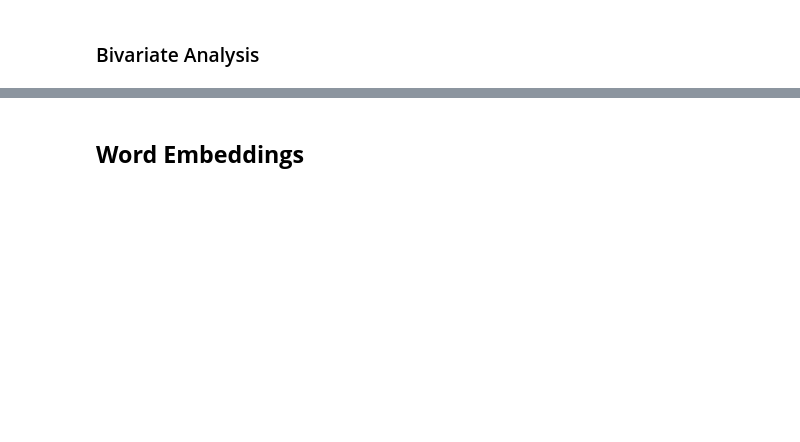
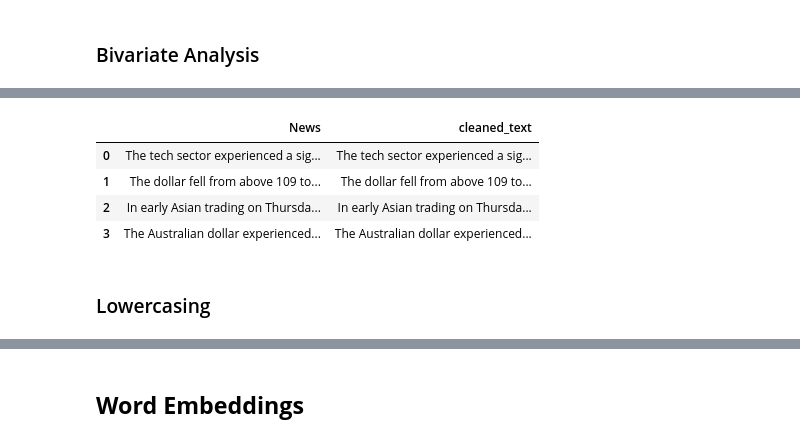
Before and after one commit to siddharth-rathore/NLP, a Jupyter notebook: NLP_Project_Full_Code-1.ipynb, the cells around one changed output, grey strips where cells are left out. Cells and saved outputs as stored; diff of their text form; code cells hidden in the pictures; blank space fills up the shorter version.

```diff
--- a/NLP_Project_Full_Code-1.ipynb
+++ b/NLP_Project_Full_Code-1.ipynb
@@ -115,0 +262,24 @@ df.describe()
+# %%
+# defining a function to remove special characters
+def remove_special_characters(text):
+    # Defining the regex pattern to match non-alphanumeric characters
+    pattern = '[^A-Za-z0-9]+'
+
+    # Finding the specified pattern and replacing non-alphanumeric characters with a blank string
+    new_text = ''.join(re.sub(pattern, ' ', text))
+
+    return new_text
+# %%
+# Applying the function to remove special characters
+df['cleaned_text'] = df['News'].apply(remove_special_characters)
+# %%
+# checking a couple of instances of cleaned data
+df.loc[0:3, ['News','cleaned_text']]
+# %% [output]
+|  | News | cleaned_text |
+| 0 | The tech sector experienced a sig... | The tech sector experienced a sig... |
+| 1 | The dollar fell from above 109 to... | The dollar fell from above 109 to... |
+| 2 | In early Asian trading on Thursda... | In early Asian trading on Thursda... |
+| 3 | The Australian dollar experienced... | The Australian dollar experienced... |
+# %% [markdown]
+### Lowercasing
```
Also changed, not shown: parts of 58 cells of this notebook.
